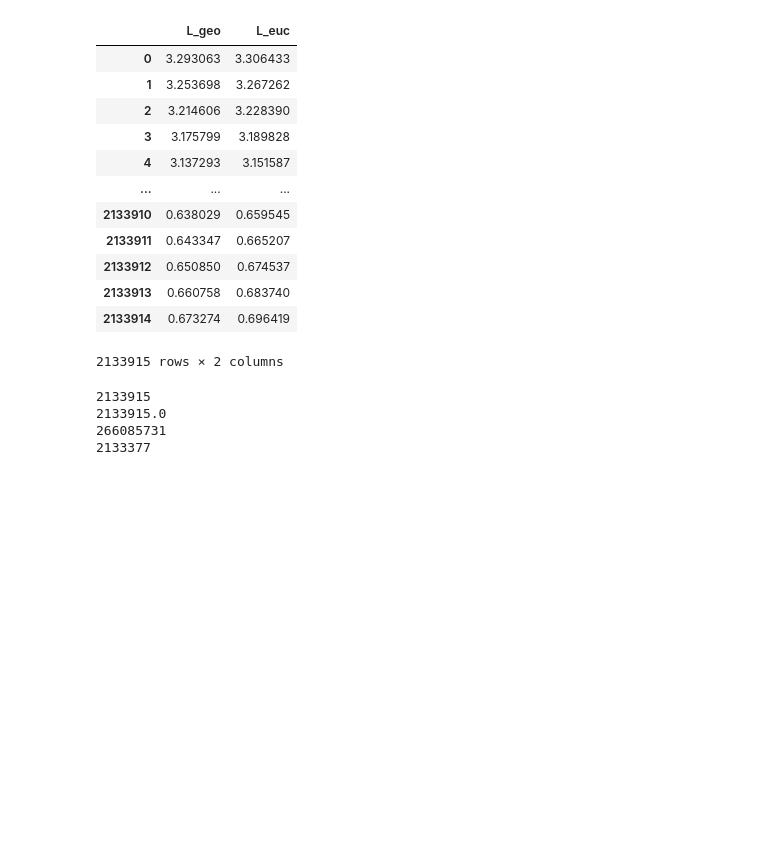
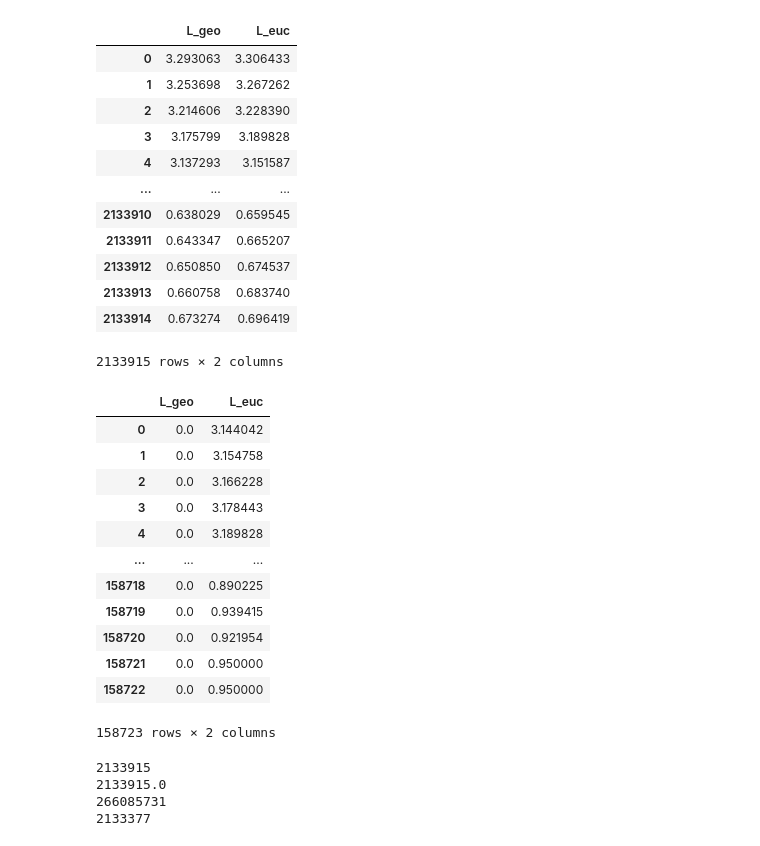
Before and after one commit to gtrancourt/3D-Organelle-Distances-, a Jupyter notebook: Organelle_distance_CW-to-CHL-GTR.ipynb, the cells around one changed output. Saved outputs shown, nothing was run; the diff lists cells and outputs as text; code cells hidden in the pictures; blank space fills up the shorter version.

```diff
--- a/Organelle_distance_CW-to-CHL-GTR.ipynb
+++ b/Organelle_distance_CW-to-CHL-GTR.ipynb
@@ -253,6 +253,22 @@ results_cw_df
 | 2133913 | 0.660758 | 0.683740 |
 | 2133914 | 0.673274 | 0.696419 |
 2133915 rows × 2 columns
+# %%
+results_air_df
+# %% [output]
+|  | L_geo | L_euc |
+| 0 | 0.0 | 3.144042 |
+| 1 | 0.0 | 3.154758 |
+| 2 | 0.0 | 3.166228 |
+| 3 | 0.0 | 3.178443 |
+| 4 | 0.0 | 3.189828 |
+| ... | ... | ... |
+| 158718 | 0.0 | 0.890225 |
+| 158719 | 0.0 | 0.939415 |
+| 158720 | 0.0 | 0.921954 |
+| 158721 | 0.0 | 0.950000 |
+| 158722 | 0.0 | 0.950000 |
+158723 rows × 2 columns
 # %%
 results_cw_df.to_csv('/home/guillaume/Seafile/NAS-data/D2C2_merged-cropped-CHL-to-CW-dist.txt', sep='\t', encoding='utf-8')
 results_cw_df.to_csv('/home/guillaume/Seafile/NAS-data/D2C2_merged-cropped-CHL-to-AIR-dist.txt', sep='\t', encoding='utf-8')
```
Also changed, not shown: parts of 6 cells of this notebook.
